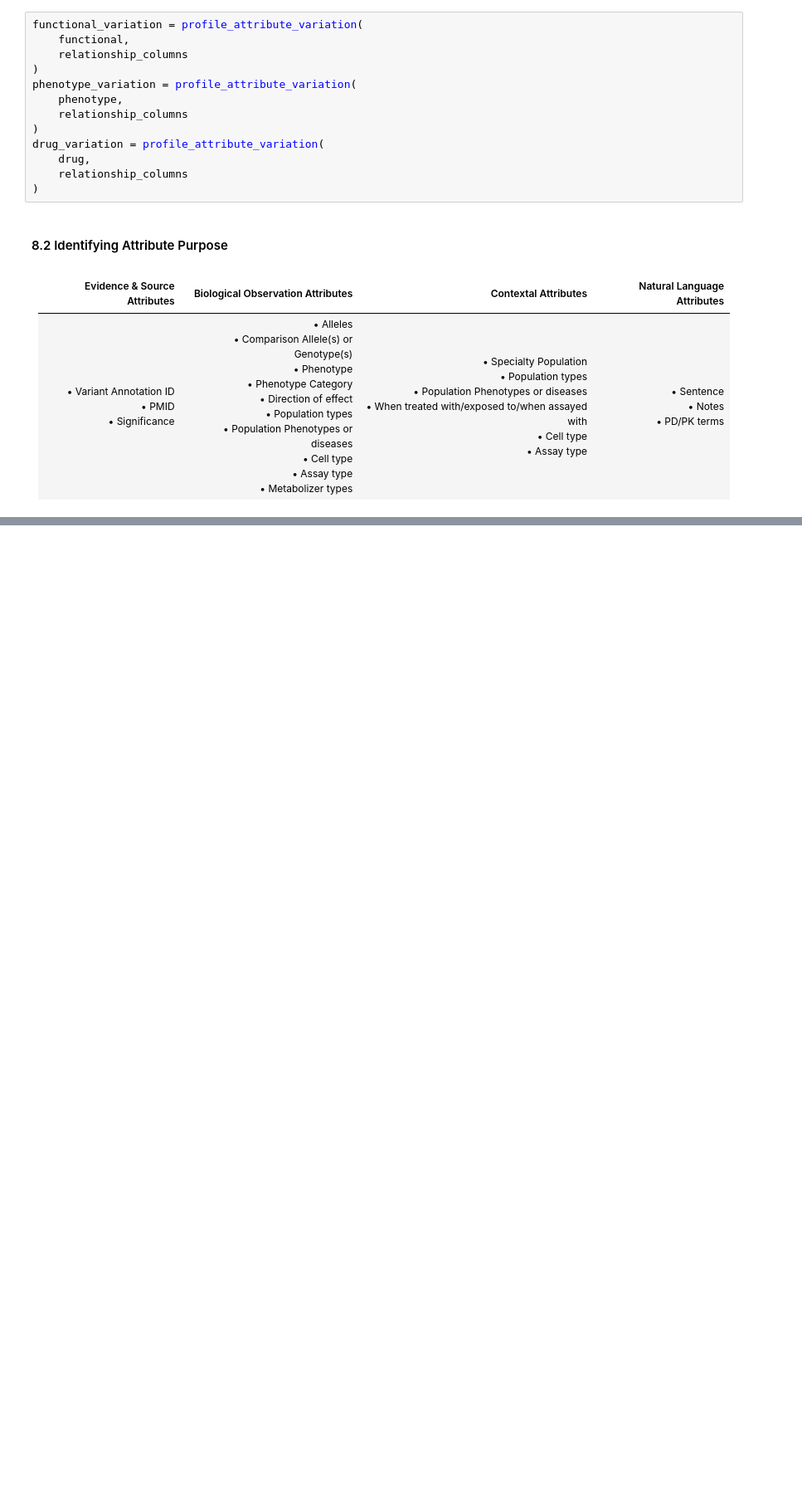
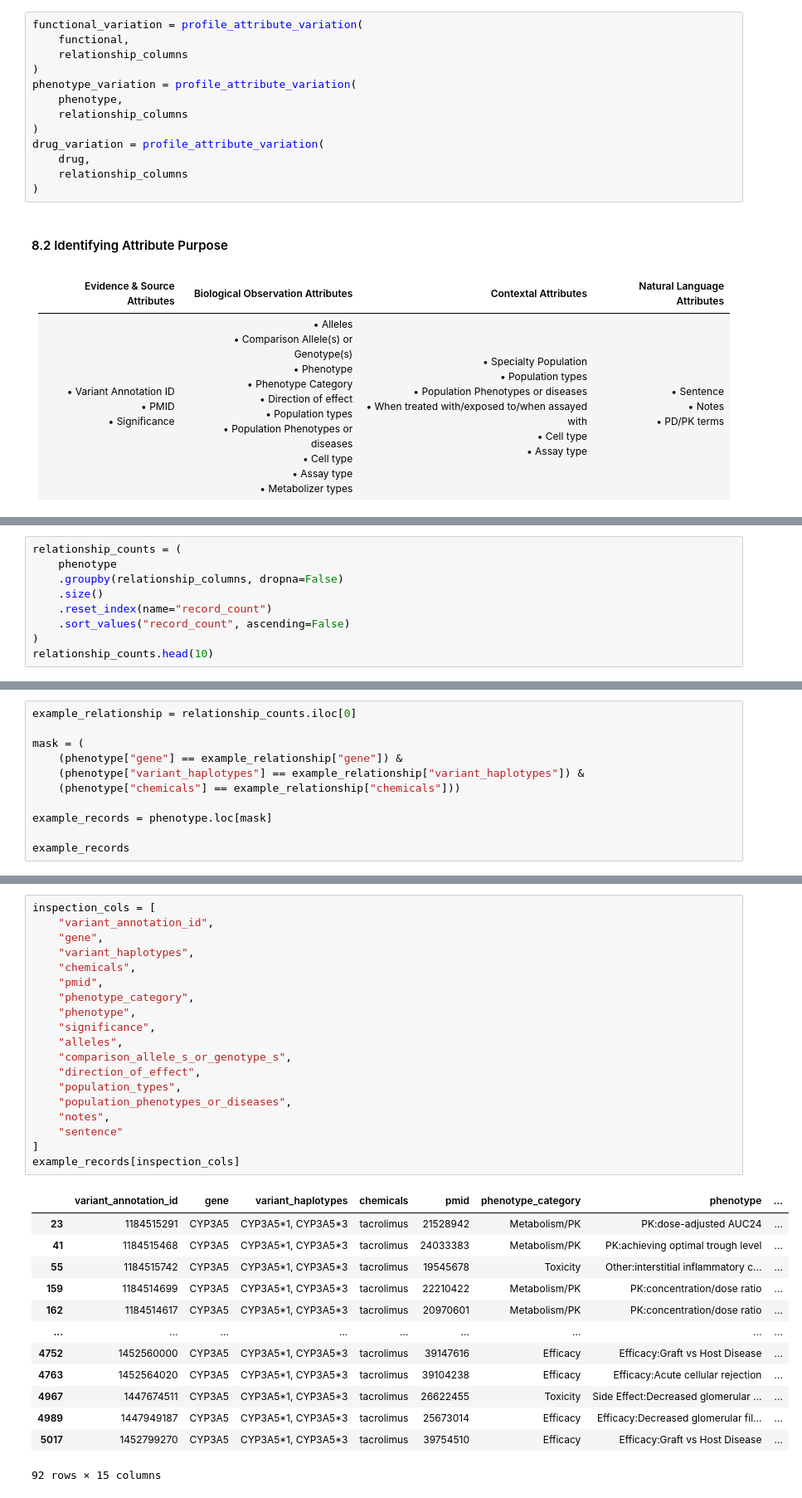
Before and after one commit to Sofia7334/pharmacogenomics-machine-learning, a Jupyter notebook: notebooks/02_data_preparation.ipynb, the cells around one changed output, grey strips where cells are left out. Shown at 83% size. Cells and saved outputs as stored; diff of their text form; blank space fills up the shorter version.

```diff
--- a/notebooks/02_data_preparation.ipynb
+++ b/notebooks/02_data_preparation.ipynb
@@ -1325,0 +1353,9 @@ drug_variation = profile_attribute_variation(
+# %%
+relationship_counts = (
+    phenotype
+    .groupby(relationship_columns, dropna=False)
+    .size()
+    .reset_index(name="record_count")
+    .sort_values("record_count", ascending=False)
+)
+relationship_counts.head(10)
@@ -1325,0 +1374,11 @@ drug_variation = profile_attribute_variation(
+# %%
+example_relationship = relationship_counts.iloc[0]
+
+mask = (
+    (phenotype["gene"] == example_relationship["gene"]) &
+    (phenotype["variant_haplotypes"] == example_relationship["variant_haplotypes"]) &
+    (phenotype["chemicals"] == example_relationship["chemicals"]))
+
+example_records = phenotype.loc[mask]
+
+example_records
@@ -1325,0 +1399,33 @@ drug_variation = profile_attribute_variation(
+# %%
+inspection_cols = [
+    "variant_annotation_id",
+    "gene",
+    "variant_haplotypes",
+    "chemicals",
+    "pmid",
+    "phenotype_category",
+    "phenotype",
+    "significance",
+    "alleles",
+    "comparison_allele_s_or_genotype_s",
+    "direction_of_effect",
+    "population_types",
+    "population_phenotypes_or_diseases",
+    "notes",
+    "sentence"
+]
+example_records[inspection_cols]
+# %% [output]
+|  | variant_annotation_id | gene | variant_haplotypes | chemicals | pmid | phenotype_category | phenotype | ... |
+| 23 | 1184515291 | CYP3A5 | CYP3A5*1, CYP3A5*3 | tacrolimus | 21528942 | Metabolism/PK | PK:dose-adjusted AUC24 | ... |
+| 41 | 1184515468 | CYP3A5 | CYP3A5*1, CYP3A5*3 | tacrolimus | 24033383 | Metabolism/PK | PK:achieving optimal trough level | ... |
+| 55 | 1184515742 | CYP3A5 | CYP3A5*1, CYP3A5*3 | tacrolimus | 19545678 | Toxicity | Other:interstitial inflammatory c... | ... |
+| 159 | 1184514699 | CYP3A5 | CYP3A5*1, CYP3A5*3 | tacrolimus | 22210422 | Metabolism/PK | PK:concentration/dose ratio | ... |
+| 162 | 1184514617 | CYP3A5 | CYP3A5*1, CYP3A5*3 | tacrolimus | 20970601 | Metabolism/PK | PK:concentration/dose ratio | ... |
+| ... | ... | ... | ... | ... | ... | ... | ... | ... |
+| 4752 | 1452560000 | CYP3A5 | CYP3A5*1, CYP3A5*3 | tacrolimus | 39147616 | Efficacy | Efficacy:Graft vs Host Disease | ... |
+| 4763 | 1452564020 | CYP3A5 | CYP3A5*1, CYP3A5*3 | tacrolimus | 39104238 | Efficacy | Efficacy:Acute cellular rejection | ... |
+| 4967 | 1447674511 | CYP3A5 | CYP3A5*1, CYP3A5*3 | tacrolimus | 26622455 | Toxicity | Side Effect:Decreased glomerular ... | ... |
+| 4989 | 1447949187 | CYP3A5 | CYP3A5*1, CYP3A5*3 | tacrolimus | 25673014 | Efficacy | Efficacy:Decreased glomerular fil... | ... |
+| 5017 | 1452799270 | CYP3A5 | CYP3A5*1, CYP3A5*3 | tacrolimus | 39754510 | Efficacy | Efficacy:Graft vs Host Disease | ... |
+92 rows × 15 columns
```
Also changed, not shown: parts of 20 cells of this notebook.
